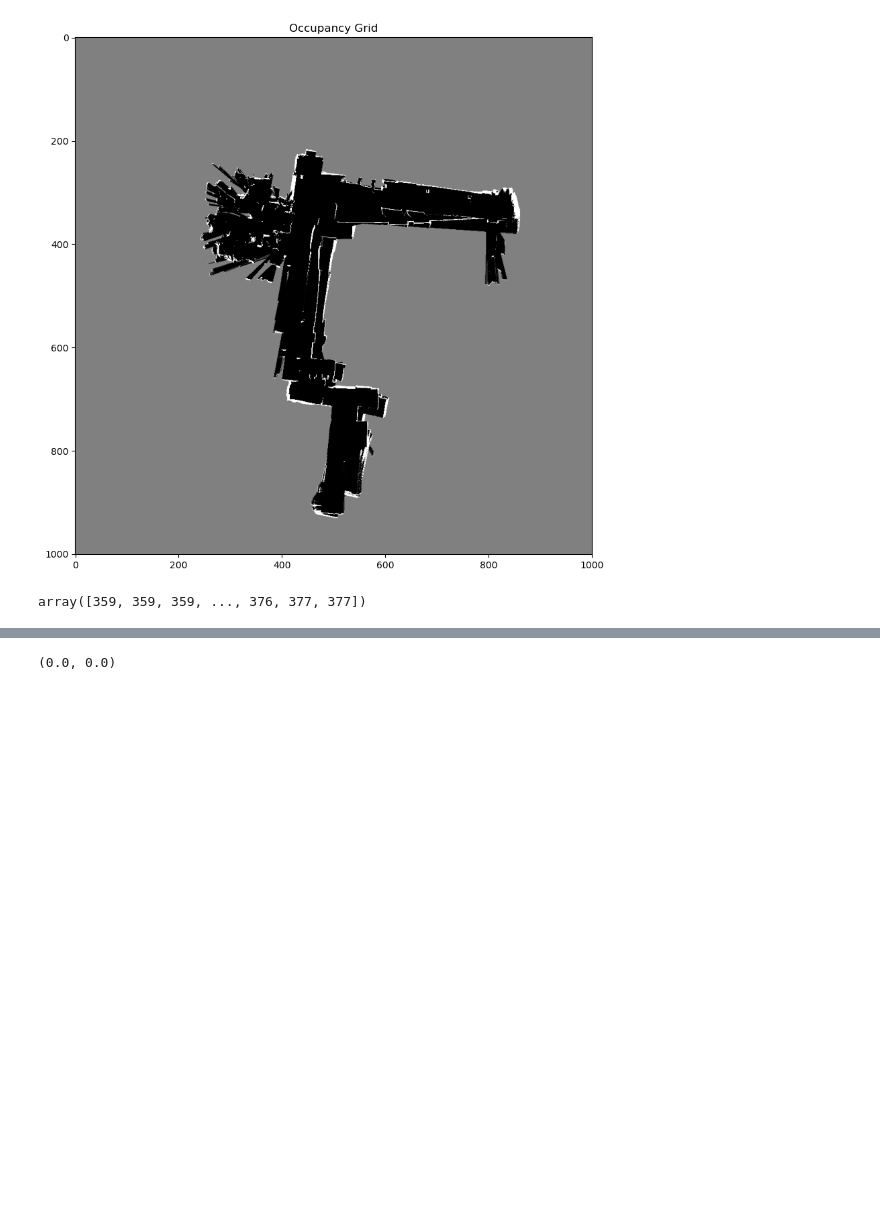
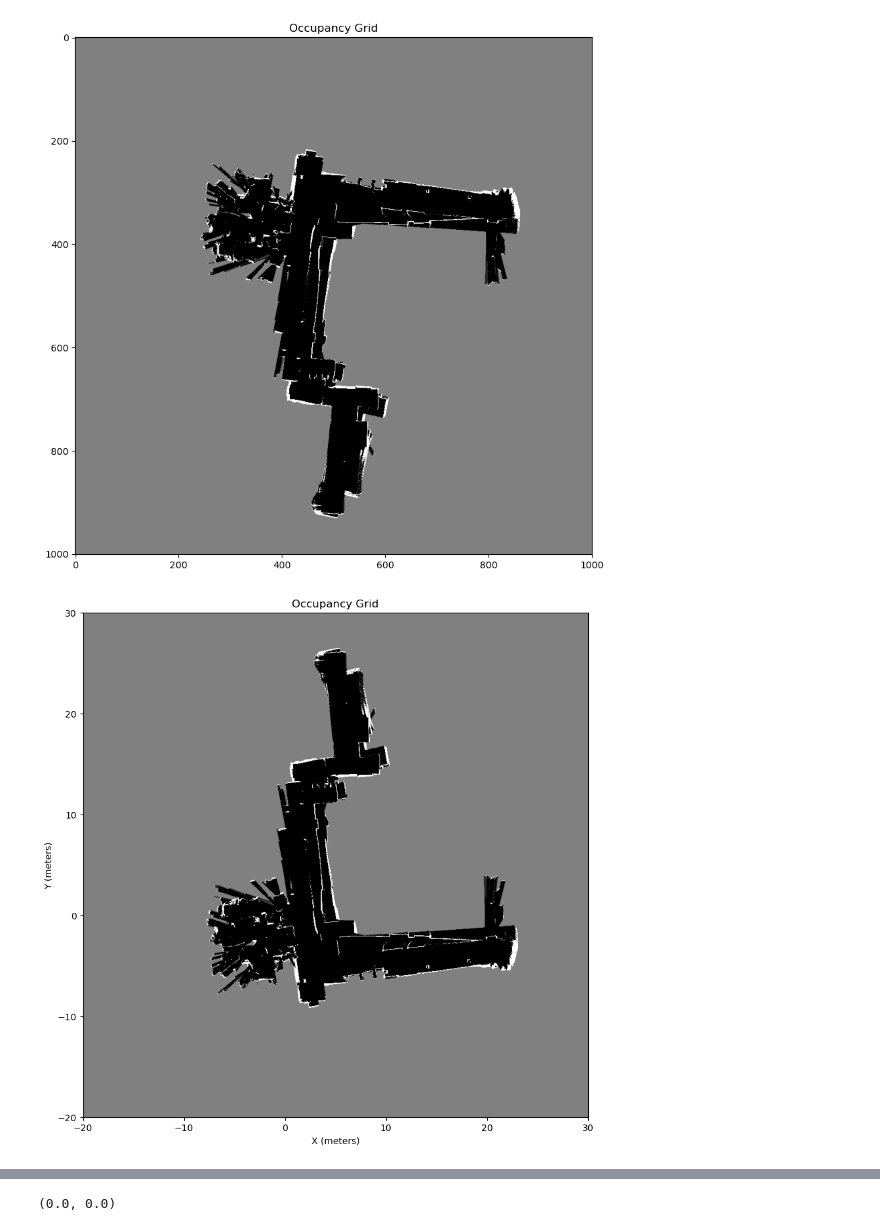
Before and after one commit to bharathraam29/SLAM_and_ICP, a Jupyter notebook: code/24_feb_scratch.ipynb, the cells around one changed output, grey strips where cells are left out. Saved outputs shown, nothing was run; the diff lists cells and outputs as text; code cells hidden in the pictures; blank space fills up the shorter version.

```diff
--- a/code/24_feb_scratch.ipynb
+++ b/code/24_feb_scratch.ipynb
@@ -454,37 +457,18 @@ plt.savefig('./outputs/LiDAR_scan_dt_{}.jpg'.format(dataset_idx))
 # plt.close()
 # %% [output]
 [figure]
-# %%
-
-def lidar_scan(index, trajectory, lidar_ts_mapped, encoder_stamps, map):
-    '''
-    index               Index for which the trajectory is to be plotted
-    lidar_ts_mapped     Mapped values of the LiDAR
-    encoder_stamps      Timestamps of encoder reading
-    map                 The map in which scan has to be plotted and has all
-    '''
-
-    # Transform LiDAR to world frame
-    lidar_to_body = lidar_to_body_frame(
-        lidar_ranges[:, lidar_ts_mapped[encoder_stamps[index]]])
-    rotations = trajectory_to_rotation(trajectory[:, index])
-
-    Y = np.dot(rotations, lidar_to_body)[:2, :]
-
-    # Offset and scale coordinates to plot onto the map
-    xis = np.ceil((Y[0] - MAP['xmin']) / MAP['res']).astype(np.int16)-1
-    yis = np.ceil((Y[1] - MAP['ymin']) / MAP['res']).astype(np.int16)-1
-
-    for j in range(xis.shape[-1]):
-        # Find all coordinates from start to end points and plot into map with log values
-        x, y = bresenham2D((trajectory[0, index] - MAP['xmin']) / MAP['res'],
-                           (trajectory[1, index] - MAP['ymin']) / MAP['res'],
-                           xis[j], yis[j])
-        map[y.astype(np.int16)[:-1], x.astype(np.int16)[:-1]] -= np.log(4)
-    map[yis, xis] += np.log(4)
-    map[np.where(map < -4*np.log(4))] = -4*np.log(4)
-    map[np.where(map > 4*np.log(4))] = 4*np.log(4)
-
-    return map
-# %% [output]
-array([359, 359, 359, ..., 376, 377, 377])
+# %%
+plt.figure(figsize=(10, 10))
+plt.title('Occupancy Grid')
+
+plt.imshow(1/(1+np.exp(-MAP['map'])), cmap='gray', origin='lower', extent=[MAP['min'][0], MAP['max'][0], MAP['min'][1], MAP['max'][1]])
+
+# Set axis labels with scale information
+plt.xlabel("X (meters)")
+plt.ylabel("Y (meters)")
+
+# Save and display
+plt.savefig('./outputs/LiDAR_scan_dt_{}.jpg'.format(dataset_idx))
+plt.show()
+# %% [output]
+[figure, added]
```
Also changed, not shown: parts of 7 cells of this notebook, 1 other file.
